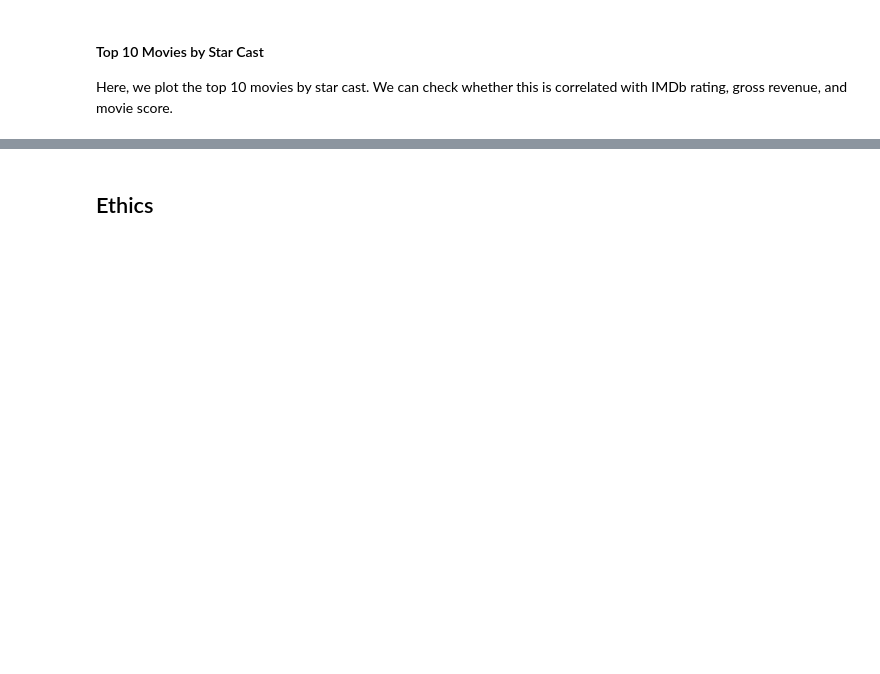
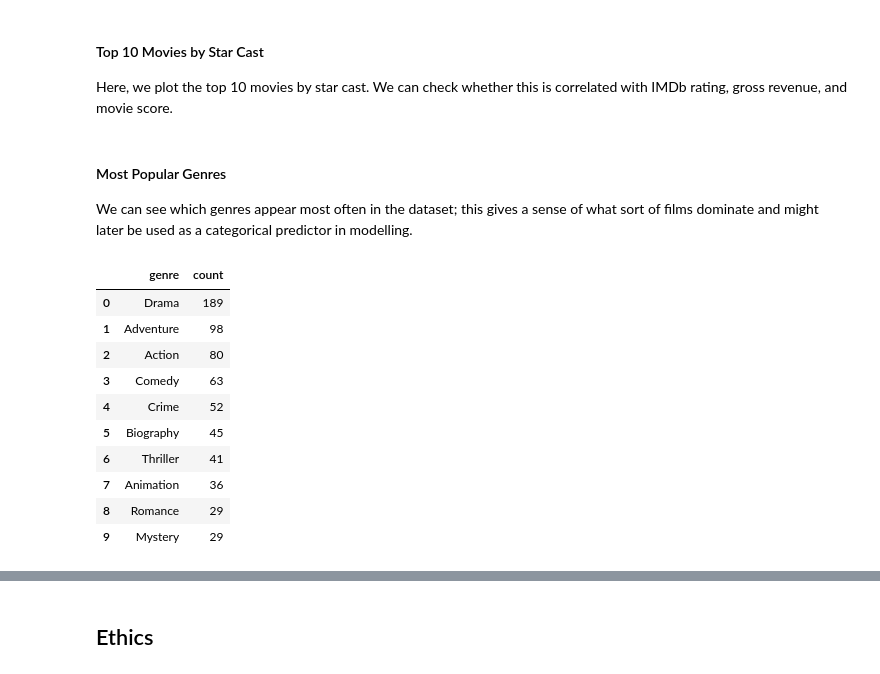
Before and after one commit to COGS108/Group138_WI26, a Jupyter notebook: 02-EDACheckpoint.ipynb, the cells around one changed output, grey strips where cells are left out. Saved outputs shown, nothing was run; the diff lists cells and outputs as text; code cells hidden in the pictures; blank space fills up the shorter version.

```diff
--- a/02-EDACheckpoint.ipynb
+++ b/02-EDACheckpoint.ipynb
@@ -392,3 +398,33 @@ This can tell us whether directors might also be correlated with increased ratin
 #### Top 10 Movies by Star Cast
 
 Here, we plot the top 10 movies by star cast. We can check whether this is correlated with IMDb rating, gross revenue, and movie score.
+# %% [markdown]
+#### Most Popular Genres
+
+We can see which genres appear most often in the dataset;
+this gives a sense of what sort of films dominate and might
+later be used as a categorical predictor in modelling.
+# %%
+# find genre counts, splitting by comma since some are in the form X, Y, Z
+genre_counts = (
+    movies['Genre']
+      .str.split(r',\s*')
+      .explode()
+      .value_counts()
+      .rename_axis('genre')
+      .reset_index(name='count')
+)
+
+genre_counts.head(10)
+# %% [output]
+|  | genre | count |
+| 0 | Drama | 189 |
+| 1 | Adventure | 98 |
+| 2 | Action | 80 |
+| 3 | Comedy | 63 |
+| 4 | Crime | 52 |
+| 5 | Biography | 45 |
+| 6 | Thriller | 41 |
+| 7 | Animation | 36 |
+| 8 | Romance | 29 |
+| 9 | Mystery | 29 |
```
Also changed, not shown: parts of 9 cells of this notebook, 1 other file.
